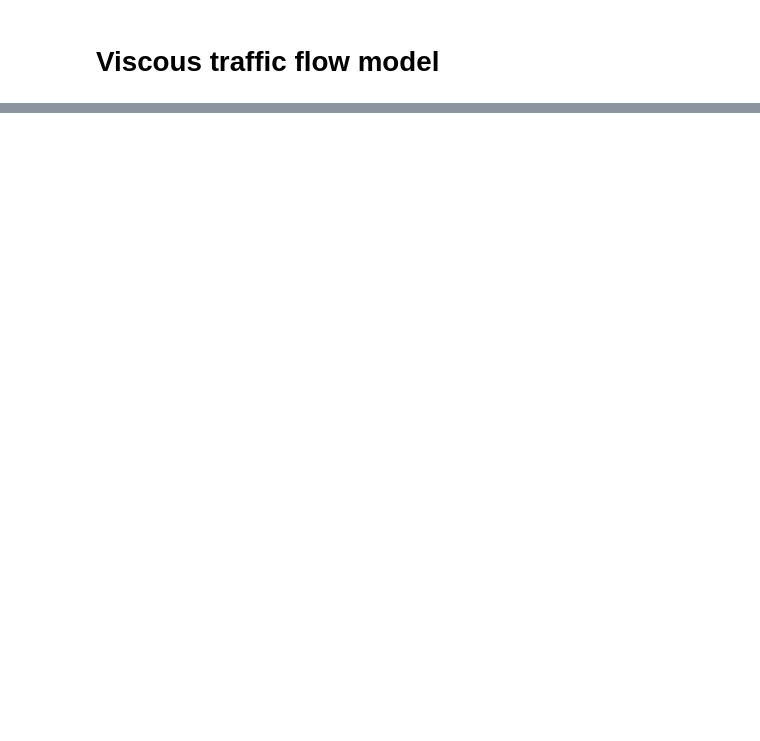
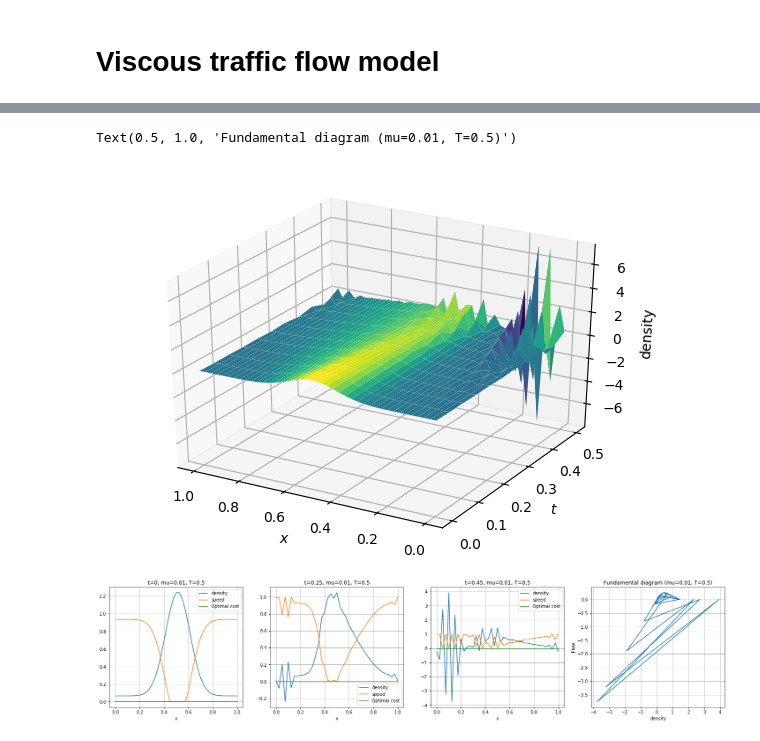
Before and after one commit to Amal-MACHTALAY/mfg, a Jupyter notebook: Viscous_traffic_flow_model.ipynb, the cells around one changed output, grey strips where cells are left out. Saved outputs shown, nothing was run; the diff lists cells and outputs as text; code cells hidden in the pictures; blank space fills up the shorter version.

```diff
--- a/Viscous_traffic_flow_model.ipynb
+++ b/Viscous_traffic_flow_model.ipynb
@@ -261,0 +372,46 @@ Text(0.5, 1.0, 'Fundamental diagram (mu=0.0, T=3)')
+# %%
+# visualize
+tt, xx = np.meshgrid(t, x)
+fig = plt.figure(figsize=(7, 5), dpi=100)
+ax = fig.gca(projection='3d')
+surf = ax.plot_surface(xx, tt, rho, cmap=cm.viridis)
+ax.set_xlabel('$x$')
+ax.set_ylabel('$t$')
+ax.set_zlabel('density')
+ax.invert_xaxis()
+
+plt.figure(figsize=(25, 5))
+plt.subplot(1,4,1)
+plt.plot(x,rho[:,0],label='density')
+plt.plot(x,u[:,0],label='speed')
+plt.plot(x,V[:,0],label='Optimal cost')
+plt.legend()
+plt.grid()
+plt.title("t=0, mu={mu}, T={T}".format(mu=mu,T=T))
+plt.xlabel('x')
+plt.subplot(1,4,2)
+plt.plot(x,rho[:,5],label='density')
+plt.plot(x,u[:,5],label='speed')
+plt.plot(x,V[:,5],label='Optimal cost')
+plt.grid()
+plt.legend()
+plt.title("t={t}, mu={mu}, T={T}".format(t=round(t[5],3),mu=mu,T=T))
+plt.xlabel('x')
+plt.subplot(1,4,3)
+plt.plot(x,rho[:,Nt-1],label='density')
+plt.plot(x,u[:,Nt-1],label='speed')
+plt.plot(x,V[:,Nt-1],label='Optimal cost')
+plt.grid()
+plt.legend()
+plt.title("t={t}, mu={mu}, T={T}".format(t=round(t[Nt-1],3),mu=mu,T=T))
+plt.xlabel('x')
+plt.subplot(1,4,4)
+plt.plot(rho[:,Nt-1],Q[:,Nt-1],label='flow-density')
+plt.xlabel('density')
+plt.ylabel('Flow')
+plt.grid()
+plt.title("Fundamental diagram (mu={mu}, T={T})".format(mu=mu,T=T))
+# %% [output]
+Text(0.5, 1.0, 'Fundamental diagram (mu=0.01, T=0.5)')
+[figure, added]
+[figure, added]
```
Also changed, not shown: parts of 13 cells of this notebook.
